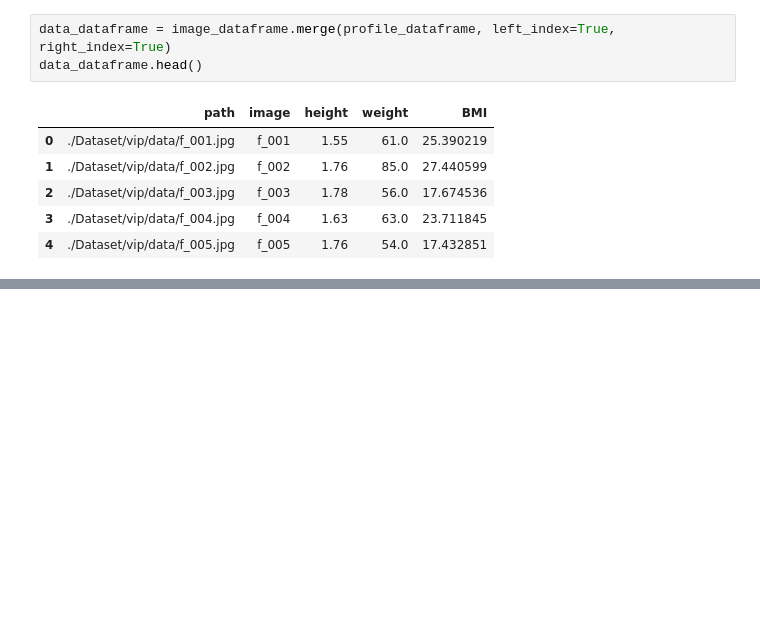
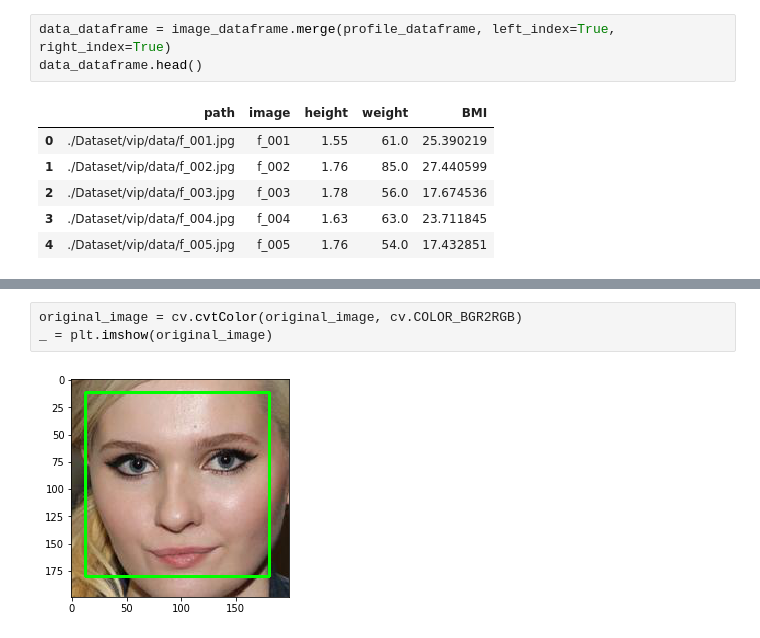
Before and after one commit to tonyzzzzz/FaceToBMI, a Jupyter notebook: face_detection.ipynb, the cells around one changed output, grey strips where cells are left out. Saved outputs shown, nothing was run; the diff lists cells and outputs as text; blank space fills up the shorter version.

```diff
--- a/face_detection.ipynb
+++ b/face_detection.ipynb
@@ -42,0 +67,5 @@ ImportError: /opt/ros/kinetic/lib/python2.7/dist-packages/cv2.so: undefined symb
+# %%
+original_image = cv.cvtColor(original_image, cv.COLOR_BGR2RGB)
+_ = plt.imshow(original_image)
+# %% [output]
+[figure, added]
```
Also changed, not shown: parts of 6 cells of this notebook, 3 other files.
